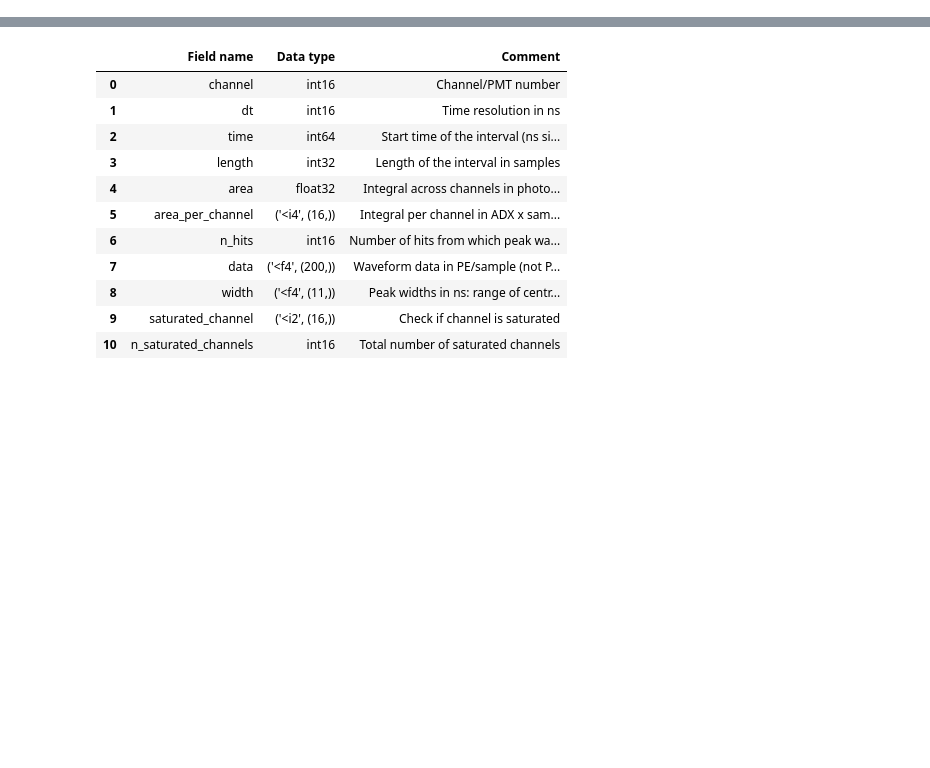
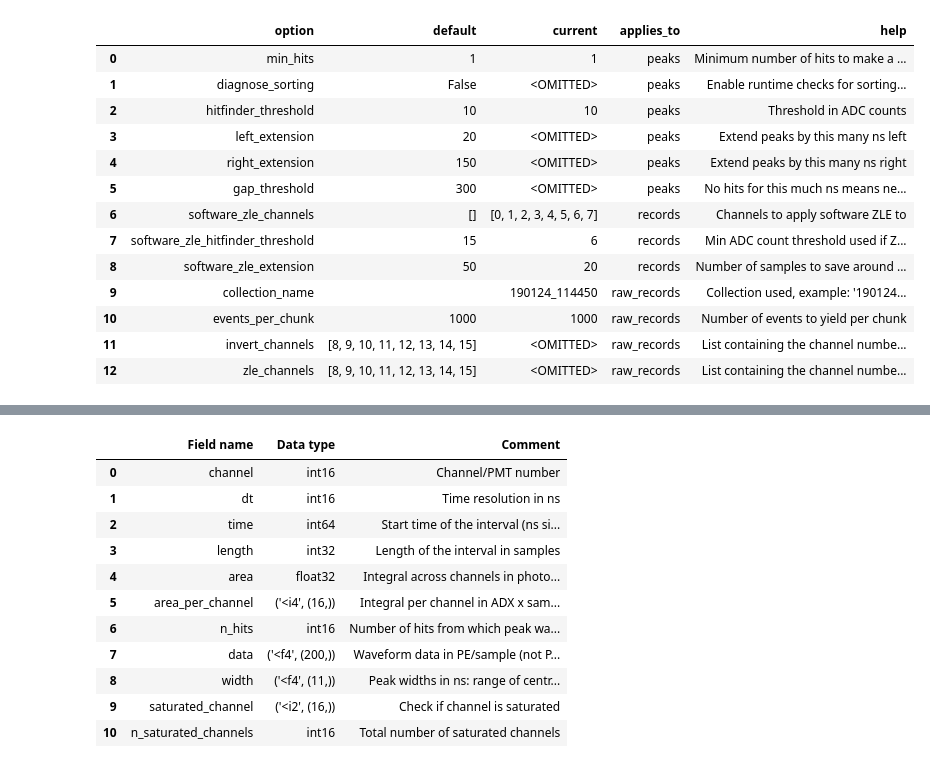
Before and after one commit to XAMS-nikhef/amstrax, a Jupyter notebook: notebooks/mongo_interface_test.ipynb, the cells around one changed output, grey strips where cells are left out. Saved outputs shown, nothing was run; the diff lists cells and outputs as text; code cells hidden in the pictures; blank space fills up the shorter version.

```diff
--- a/notebooks/mongo_interface_test.ipynb
+++ b/notebooks/mongo_interface_test.ipynb
@@ -26,2 +41,17 @@ st.make(run_id, 'records')
 # %%
-st.make(run_id, 'peaks')
+st.show_config('peaks')
+# %% [output]
+|  | option | default | current | applies_to | help |
+| 0 | min_hits | 1 | 1 | peaks | Minimum number of hits to make a ... |
+| 1 | diagnose_sorting | False | <OMITTED> | peaks | Enable runtime checks for sorting... |
+| 2 | hitfinder_threshold | 10 | 10 | peaks | Threshold in ADC counts |
+| 3 | left_extension | 20 | <OMITTED> | peaks | Extend peaks by this many ns left |
+| 4 | right_extension | 150 | <OMITTED> | peaks | Extend peaks by this many ns right |
+| 5 | gap_threshold | 300 | <OMITTED> | peaks | No hits for this much ns means ne... |
+| 6 | software_zle_channels | [] | [0, 1, 2, 3, 4, 5, 6, 7] | records | Channels to apply software ZLE to |
+| 7 | software_zle_hitfinder_threshold | 15 | 6 | records | Min ADC count threshold used if Z... |
+| 8 | software_zle_extension | 50 | 20 | records | Number of samples to save around ... |
+| 9 | collection_name |  | 190124_114450 | raw_records | Collection used, example: '190124... |
+| 10 | events_per_chunk | 1000 | 1000 | raw_records | Number of events to yield per chunk |
+| 11 | invert_channels | [8, 9, 10, 11, 12, 13, 14, 15] | <OMITTED> | raw_records | List containing the channel numbe... |
+| 12 | zle_channels | [8, 9, 10, 11, 12, 13, 14, 15] | <OMITTED> | raw_records | List containing the channel numbe... |
```
Also changed, not shown: parts of 29 cells of this notebook, 2 other files.
